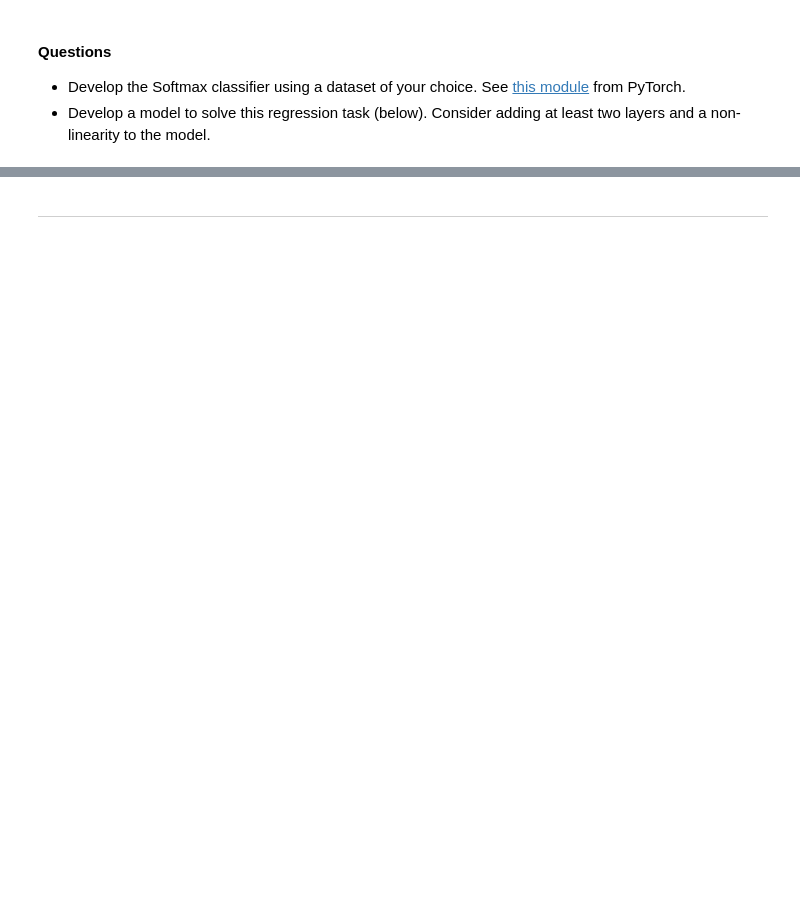
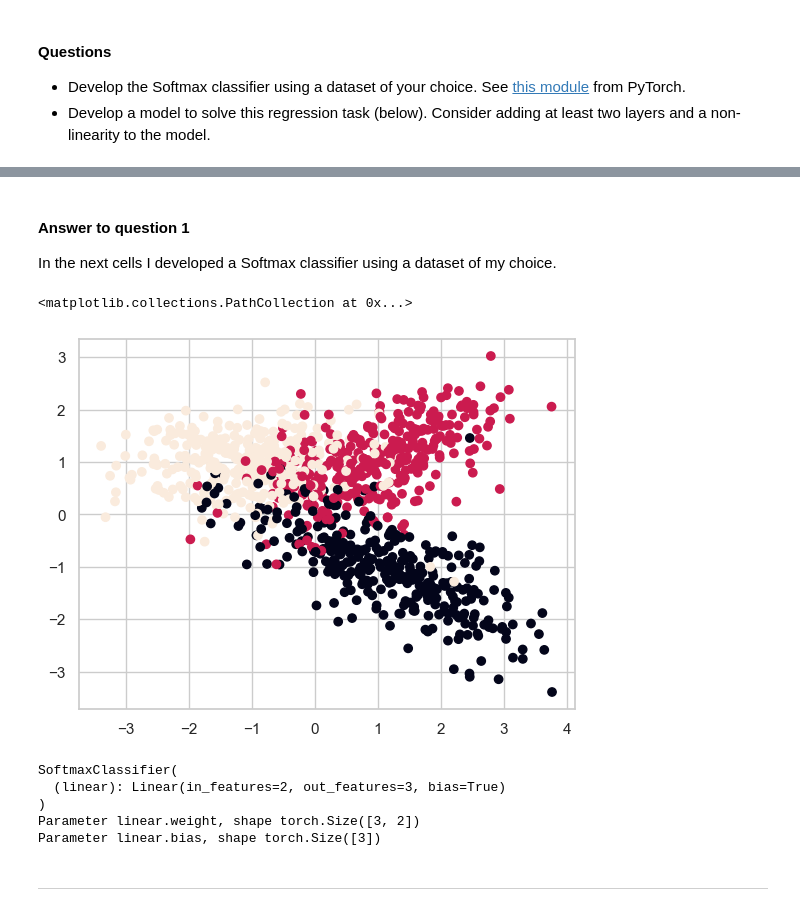
Before and after one commit to simocasaz/Machine_learning_course_repo, a Jupyter notebook: 3_pytorch.ipynb, the cells around one changed output, grey strips where cells are left out. Saved outputs shown, nothing was run; the diff lists cells and outputs as text; code cells hidden in the pictures; blank space fills up the shorter version.

```diff
--- a/3_pytorch.ipynb
+++ b/3_pytorch.ipynb
@@ -509,2 +511,19 @@ plt.show()
 # %%
 # Your code here
+# %% [markdown]
+#### Answer to question 1
+
+In the next cells I developed a Softmax classifier using a dataset of my choice.
+# %%
+# Creating classification data
+
+from sklearn.datasets import make_classification
+from sklearn.model_selection import train_test_split
+
+X, y = make_classification(n_samples=1000, n_features=2, n_redundant=0, n_informative=2,
+                           random_state=0, n_clusters_per_class=1, n_classes=3)
+
+plt.scatter(X[:, 0], X[:, 1], marker='o', c=y)
+# %% [output]
+<matplotlib.collections.PathCollection at 0x...>
+[figure, added]
@@ -511,2 +555,15 @@ plt.show()
+# %%
+model = SoftmaxClassifier(num_inputs=2)
+print(model)
+
+# Printing all named parameters of the network
+for name, param in model.named_parameters():
+    print(f"Parameter {name}, shape {param.shape}")
+# %% [output]
+SoftmaxClassifier(
+  (linear): Linear(in_features=2, out_features=3, bias=True)
+)
+Parameter linear.weight, shape torch.Size([3, 2])
+Parameter linear.bias, shape torch.Size([3])
 # %% [markdown]
 ---
```
Also changed, not shown: parts of 20 cells of this notebook, 1 other file.
